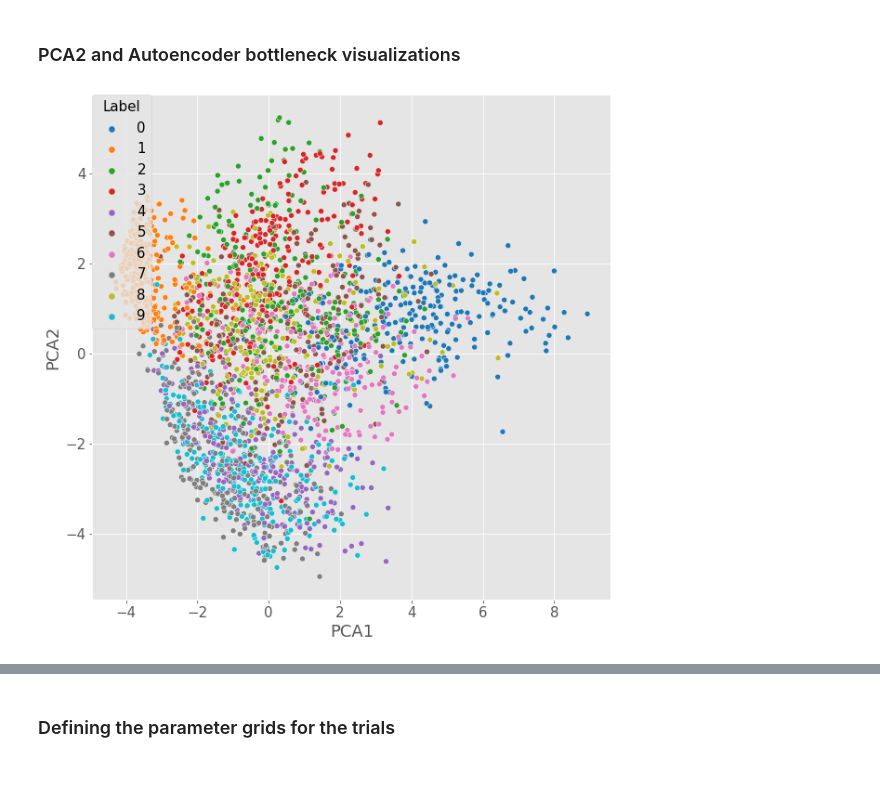
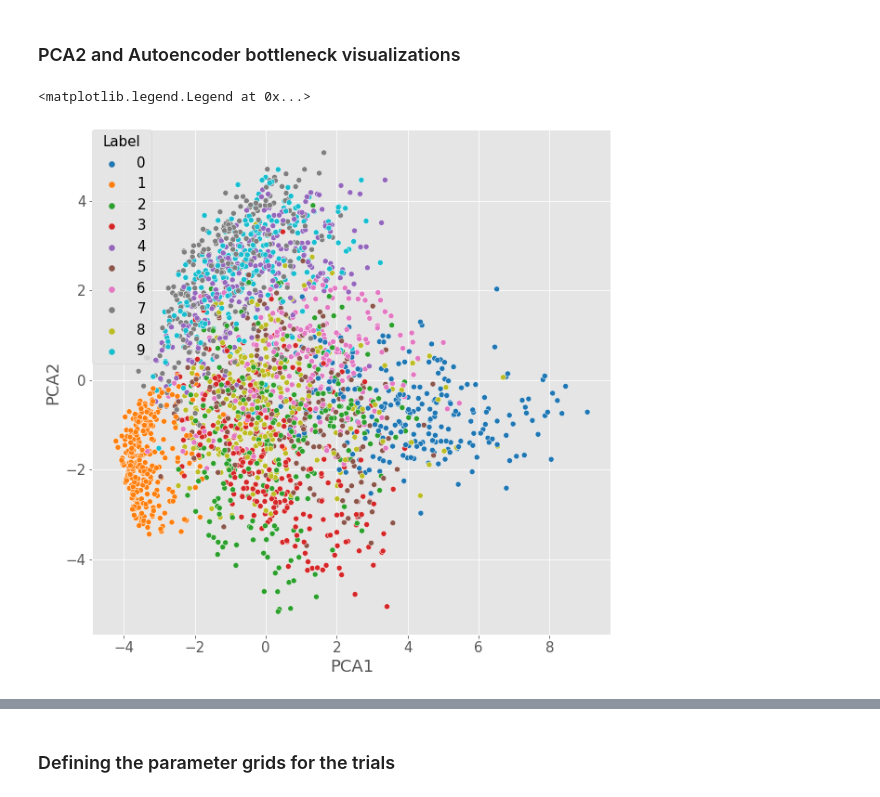
Before and after one commit to sctueme/BSc_Thesis, a Jupyter notebook: PCA_AE_filters/mnist_MapperTrials.ipynb, the cells around one changed output, grey strips where cells are left out. Drawn from its saved outputs; the diff is of its cells as text; code cells hidden in the pictures.

```diff
--- a/PCA_AE_filters/mnist_MapperTrials.ipynb
+++ b/PCA_AE_filters/mnist_MapperTrials.ipynb
@@ -300,0 +305,8 @@ data_pca = mapper_input_full.drop(['P1', 'P2'],axis=1)
+# %%
+#Get PCA projections
+pca = PCA(n_components = 2).fit(X_train).transform(X_test)
+PCA1,PCA2 = pca[:,0],pca[:,1]
+mapper_input_full_pca = pd.concat([pd.Series(PCA1, name = 'P1'),
+                                   pd.Series(PCA2, name = 'P2'),
+                                   pd.Series(y_test,name='label'),
+                                   X_test], axis=1)
@@ -301,3 +320,6 @@ data_pca = mapper_input_full.drop(['P1', 'P2'],axis=1)
+# %%
+data_ae_full = mapper_input_full_ae[:]
+data_pca_full = mapper_input_full_pca[:]
 # %%
 data_ae_full
 # %% [output]
@@ -333,16 +355,16 @@ data_pca
 # %%
 X_ae_f,y_ae_f = data_ae_full.drop('label',axis=1), data_ae_full['label']
 
-X_pca,y_pca = data_pca.drop('label',axis=1), data_pca['label']
+X_pca_f,y_pca_f = data_pca_full.drop('label',axis=1), data_pca_full['label']
 
-X_ae_f_s, _, y_ae_f_s, _ = train_test_split(X_ae_f,y_ae_f,
+X_ae_s, _, y_ae_s, _ = train_test_split(X_ae_f,y_ae_f,
                                             train_size = 0.25,
                                             stratify = y_ae_f,
                                             random_state = rs)
 
-X_pca_s, _, y_pca_s, _ = train_test_split(X_pca,y_pca,
+X_pca_s, _, y_pca_s, _ = train_test_split(X_pca_f,y_pca_f,
                                           train_size = 0.25,
-                                          stratify = y_pca,
+                                          stratify = y_pca_f,
                                           random_state = rs)
 # %%
 all_labels = y_pca_s.values
@@ -357,14 +379,13 @@ Counts: [245 284 258 253 245 223 239 257 244 252]
 # %% [markdown]
 ### PCA2 and Autoencoder bottleneck visualizations
 # %%
-pca = PCA(n_components=2, random_state=rs)
-p1 = pca.fit_transform(X_pca_s)
 plt.figure(figsize=(10,10))
-g = sns.scatterplot(x=p1[:,0], y=p1[:,1], hue=y_pca_s, palette='tab10')
+g = sns.scatterplot(x=X_pca_s['P1'], y=X_pca_s['P2'], hue=y_pca_s, palette='tab10')
 g.set(xlabel='PCA1', ylabel='PCA2')
 g.legend(bbox_to_anchor=(0, 1), loc=2, borderaxespad=0., title='Label')
-plt.savefig(path+'minstPCA2viz.png', dpi = 300);
+#plt.savefig(path+'minstPCA2viz.png', dpi = 300);
 # %% [output]
+<matplotlib.legend.Legend at 0x...>
-[figure, old version]
+[figure, new version]
 # %%
 plt.figure(figsize=(10,10))
```
Also changed, not shown: parts of 27 cells of this notebook, 2 other files.
